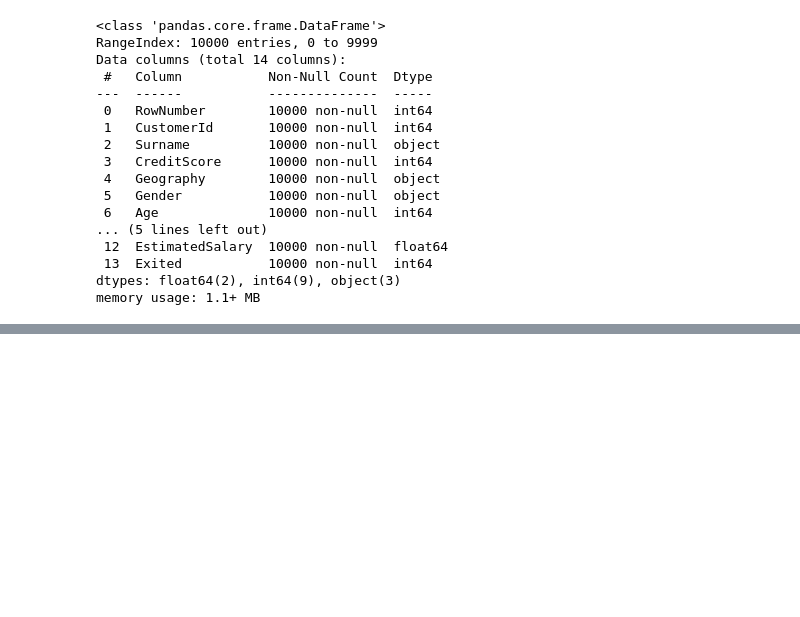
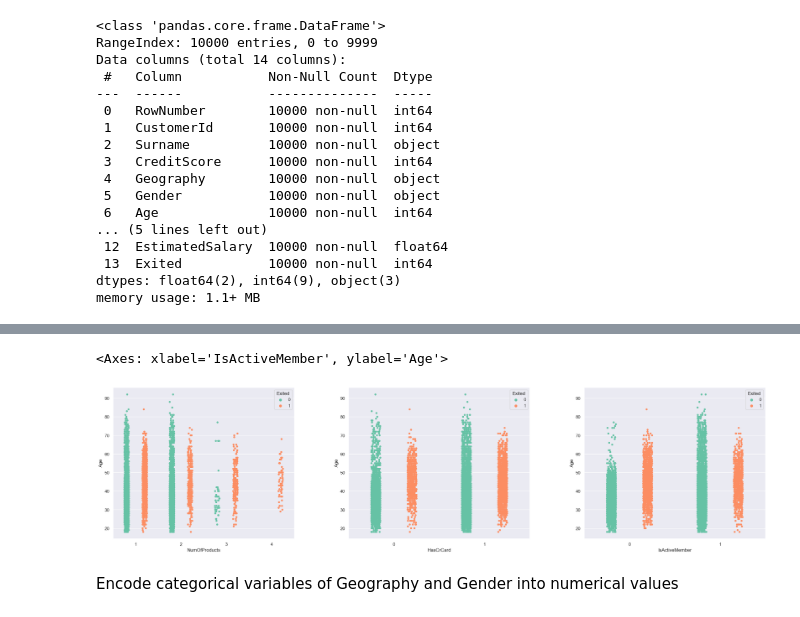
Before and after one commit to ohorielko/bank_customer_churn_prediction, a Jupyter notebook: bank_customer_churn_prediction.ipynb, the cells around one changed output, grey strips where cells are left out. Drawn from its saved outputs; the diff is of its cells as text; code cells hidden in the pictures; blank space fills up the shorter version.

```diff
--- a/bank_customer_churn_prediction.ipynb
+++ b/bank_customer_churn_prediction.ipynb
@@ -72,0 +90,12 @@ df.head()
+# %%
+df.replace([np.inf, -np.inf], np.nan, inplace=True)
+figure, ax = plt.subplots(1, 3, figsize=(30, 7))
+plt.subplots_adjust(wspace=0.3)
+sns.stripplot(x="NumOfProducts", y="Age", hue="Exited", data=df, ax=ax[0], dodge=True, jitter=True)
+sns.stripplot(x="HasCrCard", y="Age", hue="Exited", data=df, ax=ax[1], dodge=True, jitter=True)
+sns.stripplot(x="IsActiveMember", y="Age", hue="Exited", data=df, ax=ax[2], dodge=True, jitter=True)
+# %% [output]
+<Axes: xlabel='IsActiveMember', ylabel='Age'>
+[figure, added]
+# %% [markdown]
+Encode categorical variables of Geography and Gender into numerical values
```
Also changed, not shown: parts of 14 cells of this notebook.
